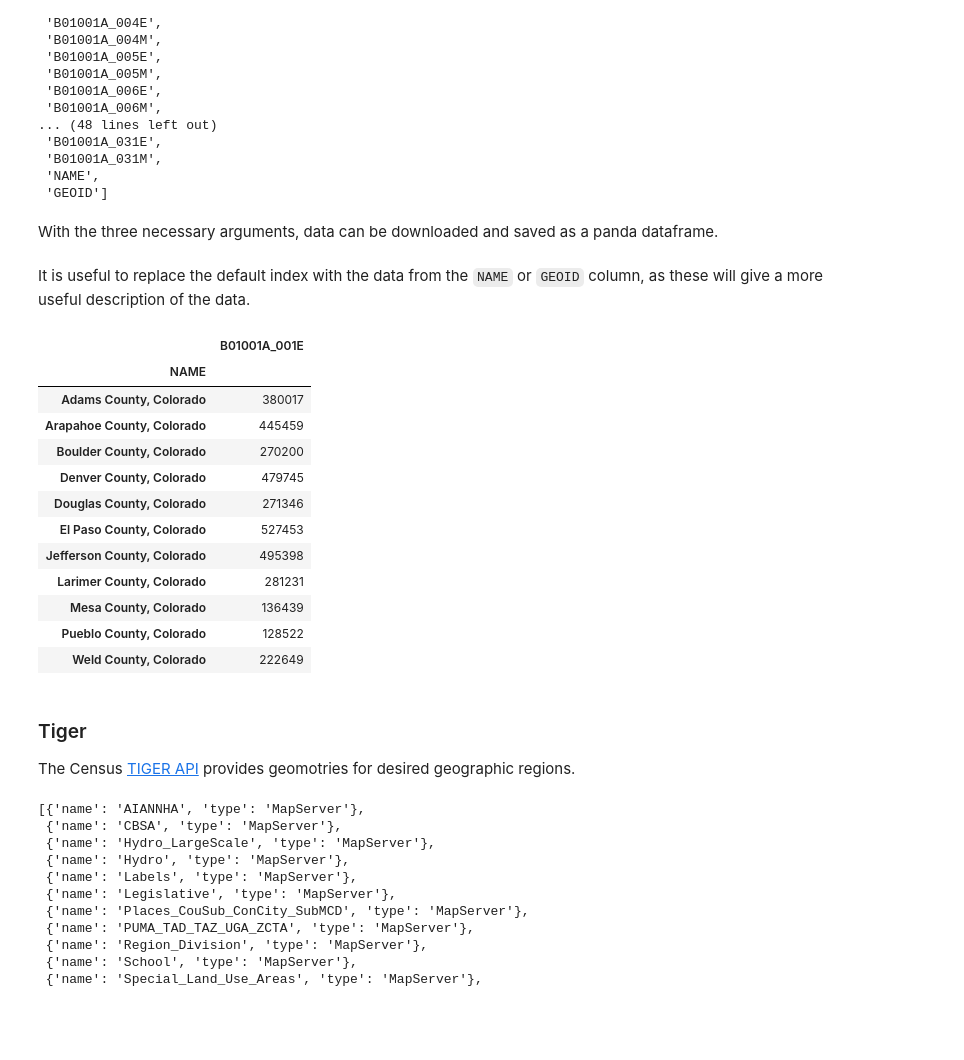
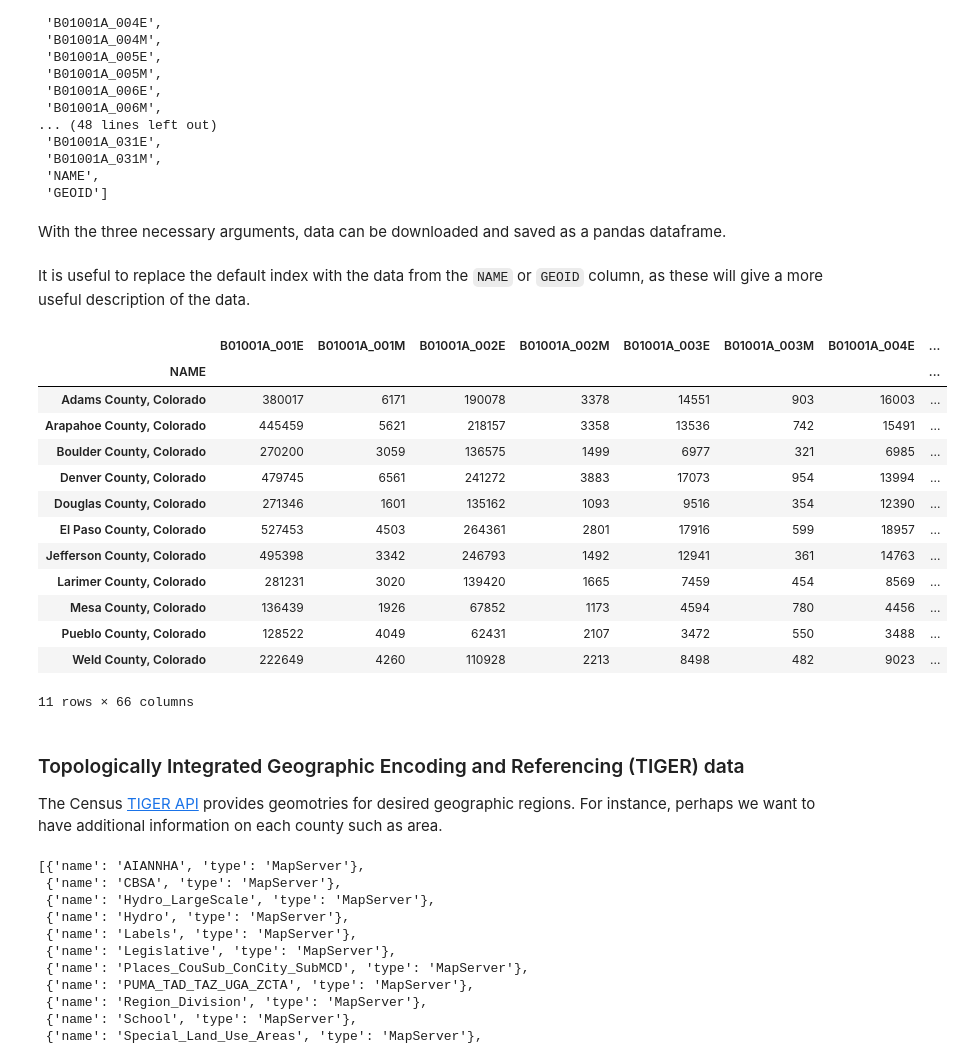
Before and after one commit to earthlab/tutorials, a Jupyter notebook: python/acquire_census_data.ipynb, the cells around one changed output. Drawn from its saved outputs; the diff is of its cells as text; code cells hidden in the pictures; blank space fills up the shorter version.

```diff
--- a/python/acquire_census_data.ipynb
+++ b/python/acquire_census_data.ipynb
@@ -109,6 +157,6 @@ cols
  'NAME',
  'GEOID']
 # %% [markdown]
-With the three necessary arguments, data can be downloaded and saved as a panda dataframe.
+With the three necessary arguments, data can be downloaded and saved as a pandas dataframe.
 # %%
 data = con.query(cols, geo_unit=g_unit, geo_filter=g_filter)
@@ -116,25 +165,26 @@ data = con.query(cols, geo_unit=g_unit, geo_filter=g_filter)
 It is useful to replace the default index with the data from the `NAME` or `GEOID` column, as these will give a more useful description of the data.
 # %%
 data.index = data.NAME
-#data.index = data.GEOID
-data[['B01001A_001E']]
+data
 # %% [output]
-|  | B01001A_001E |
-| NAME |  |
-| Adams County, Colorado | 380017 |
-| Arapahoe County, Colorado | 445459 |
-| Boulder County, Colorado | 270200 |
-| Denver County, Colorado | 479745 |
-| Douglas County, Colorado | 271346 |
-| El Paso County, Colorado | 527453 |
-| Jefferson County, Colorado | 495398 |
-| Larimer County, Colorado | 281231 |
-| Mesa County, Colorado | 136439 |
-| Pueblo County, Colorado | 128522 |
-| Weld County, Colorado | 222649 |
+|  | B01001A_001E | B01001A_001M | B01001A_002E | B01001A_002M | B01001A_003E | B01001A_003M | B01001A_004E | ... |
+| NAME |  |  |  |  |  |  |  | ... |
+| Adams County, Colorado | 380017 | 6171 | 190078 | 3378 | 14551 | 903 | 16003 | ... |
+| Arapahoe County, Colorado | 445459 | 5621 | 218157 | 3358 | 13536 | 742 | 15491 | ... |
+| Boulder County, Colorado | 270200 | 3059 | 136575 | 1499 | 6977 | 321 | 6985 | ... |
+| Denver County, Colorado | 479745 | 6561 | 241272 | 3883 | 17073 | 954 | 13994 | ... |
+| Douglas County, Colorado | 271346 | 1601 | 135162 | 1093 | 9516 | 354 | 12390 | ... |
+| El Paso County, Colorado | 527453 | 4503 | 264361 | 2801 | 17916 | 599 | 18957 | ... |
+| Jefferson County, Colorado | 495398 | 3342 | 246793 | 1492 | 12941 | 361 | 14763 | ... |
+| Larimer County, Colorado | 281231 | 3020 | 139420 | 1665 | 7459 | 454 | 8569 | ... |
+| Mesa County, Colorado | 136439 | 1926 | 67852 | 1173 | 4594 | 780 | 4456 | ... |
+| Pueblo County, Colorado | 128522 | 4049 | 62431 | 2107 | 3472 | 550 | 3488 | ... |
+| Weld County, Colorado | 222649 | 4260 | 110928 | 2213 | 8498 | 482 | 9023 | ... |
+11 rows × 66 columns
 # %% [markdown]
-### Tiger
-The Census [TIGER API](https://www.census.gov/geo/maps-data/data/tiger.html) provides geomotries for desired geographic regions.
+### Topologically Integrated Geographic Encoding and Referencing (TIGER) data
+
+The Census [TIGER API](https://www.census.gov/geo/maps-data/data/tiger.html) provides geomotries for desired geographic regions. For instance, perhaps we want to have additional information on each county such as area.
 # %%
 cen.tiger.available()
 # %% [output]
```
Also changed, not shown: parts of 17 cells of this notebook.
